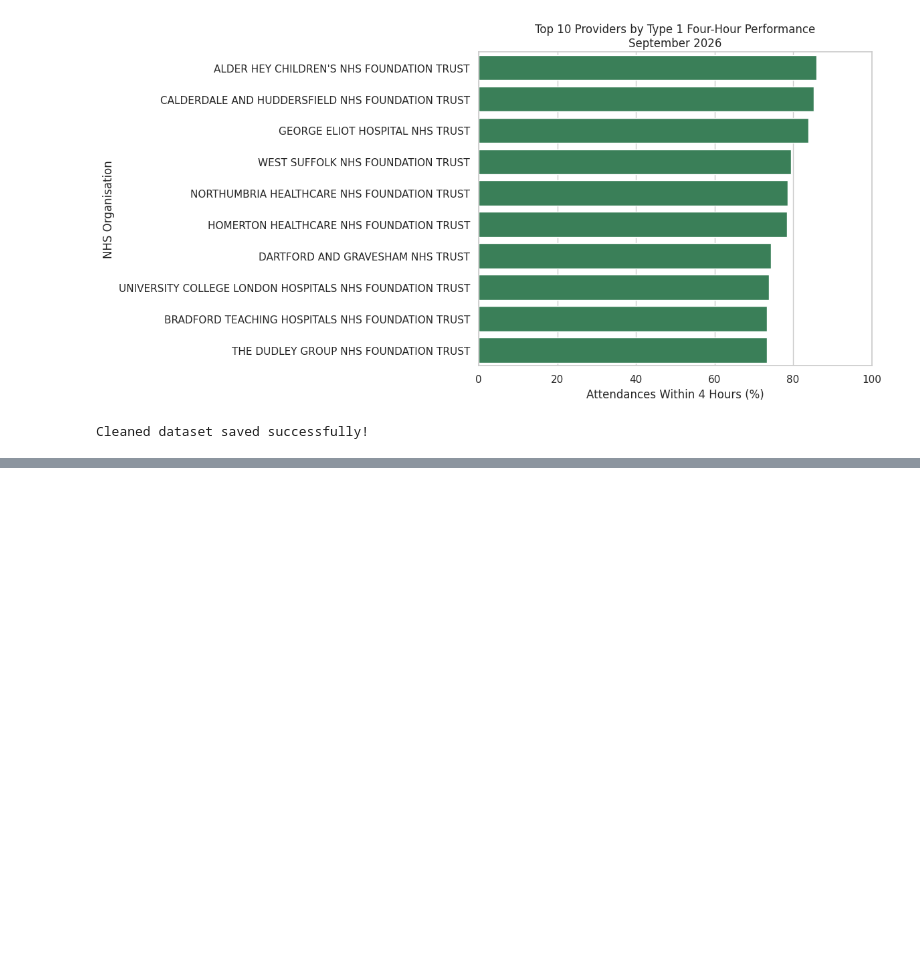
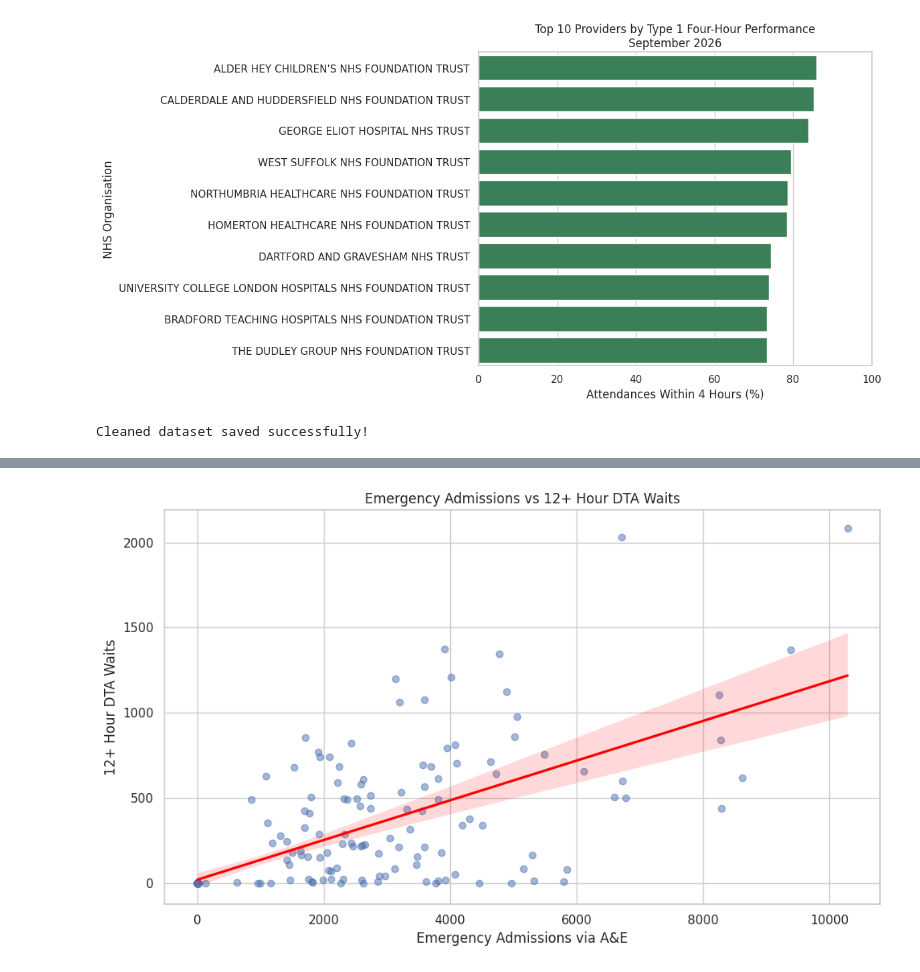
Before and after one commit to Madss28/Madss28, a Jupyter notebook: UK_NHS_Waiting_Times_and_Performance_Analysis.ipynb, the cells around one changed output, grey strips where cells are left out. Drawn from its saved outputs; the diff is of its cells as text; code cells hidden in the pictures; blank space fills up the shorter version.

```diff
--- a/UK_NHS_Waiting_Times_and_Performance_Analysis.ipynb
+++ b/UK_NHS_Waiting_Times_and_Performance_Analysis.ipynb
@@ -231,0 +328,19 @@ Cleaned dataset saved successfully!
+# %%
+plt.figure(figsize=(10, 6))
+
+sns.regplot(
+    data=df_clean,
+    x="AE_Emergency_Admissions",
+    y="DTA_12hr_Waits",
+    scatter_kws={"alpha": 0.5},
+    line_kws={"color": "red"}
+)
+
+plt.title("Emergency Admissions vs 12+ Hour DTA Waits")
+plt.xlabel("Emergency Admissions via A&E")
+plt.ylabel("12+ Hour DTA Waits")
+
+plt.tight_layout()
+plt.show()
+# %% [output]
+[figure, added]
```
Also changed, not shown: parts of 4 cells of this notebook.
